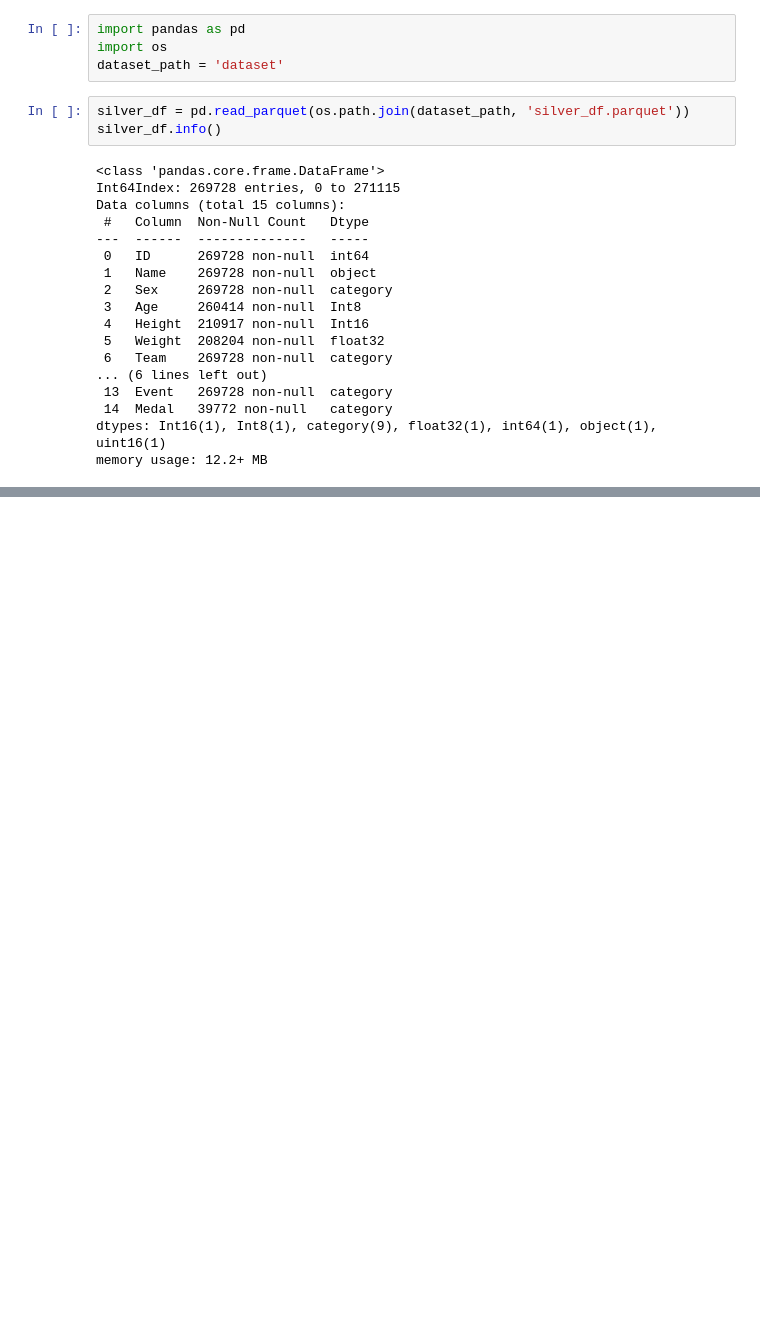
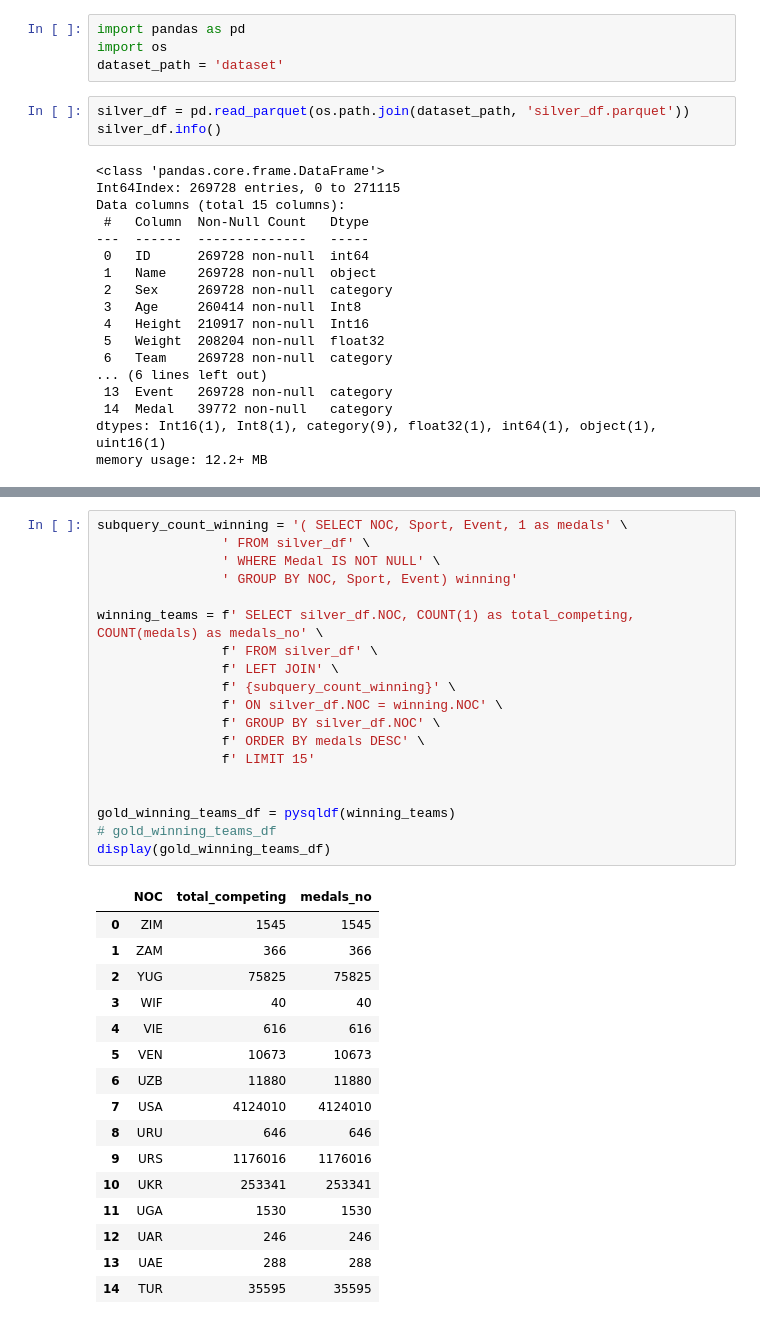
Before and after one commit to abiasiol/LearnSQLCapstoneProject, a Jupyter notebook: 3_descriptive_analysis.ipynb, the cells around one changed output, grey strips where cells are left out. Cells and saved outputs as stored; diff of their text form; blank space fills up the shorter version.

```diff
--- a/3_descriptive_analysis.ipynb
+++ b/3_descriptive_analysis.ipynb
@@ -76,0 +141,36 @@ gold_missing_data_df[['Year','missing_weight']].plot(x='Year')
+# %%
+subquery_count_winning = '( SELECT NOC, Sport, Event, 1 as medals' \
+                ' FROM silver_df' \
+                ' WHERE Medal IS NOT NULL' \
+                ' GROUP BY NOC, Sport, Event) winning'
+
+winning_teams = f' SELECT silver_df.NOC, COUNT(1) as total_competing, COUNT(medals) as medals_no' \
+                f' FROM silver_df' \
+                f' LEFT JOIN' \
+                f' {subquery_count_winning}' \
+                f' ON silver_df.NOC = winning.NOC' \
+                f' GROUP BY silver_df.NOC' \
+                f' ORDER BY medals DESC' \
+                f' LIMIT 15'
+
+
+gold_winning_teams_df = pysqldf(winning_teams)
+# gold_winning_teams_df
+display(gold_winning_teams_df)
+# %% [output]
+|  | NOC | total_competing | medals_no |
+| 0 | ZIM | 1545 | 1545 |
+| 1 | ZAM | 366 | 366 |
+| 2 | YUG | 75825 | 75825 |
+| 3 | WIF | 40 | 40 |
+| 4 | VIE | 616 | 616 |
+| 5 | VEN | 10673 | 10673 |
+| 6 | UZB | 11880 | 11880 |
+| 7 | USA | 4124010 | 4124010 |
+| 8 | URU | 646 | 646 |
+| 9 | URS | 1176016 | 1176016 |
+| 10 | UKR | 253341 | 253341 |
+| 11 | UGA | 1530 | 1530 |
+| 12 | UAR | 246 | 246 |
+| 13 | UAE | 288 | 288 |
+| 14 | TUR | 35595 | 35595 |
```
Also changed, not shown: parts of 7 cells of this notebook.
